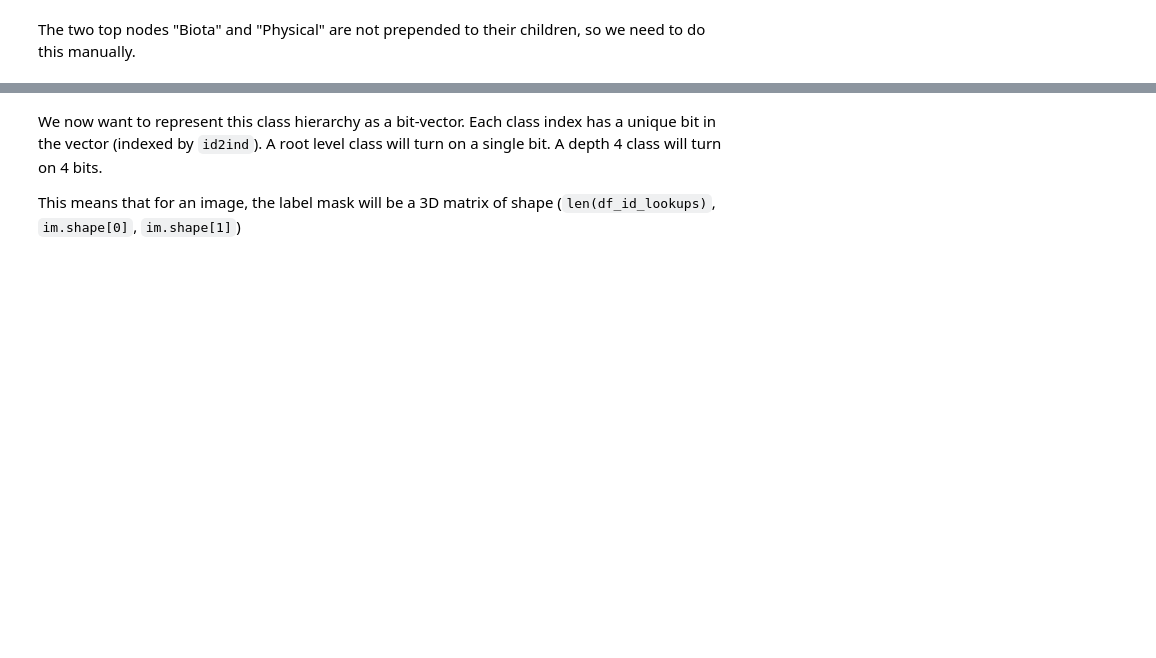
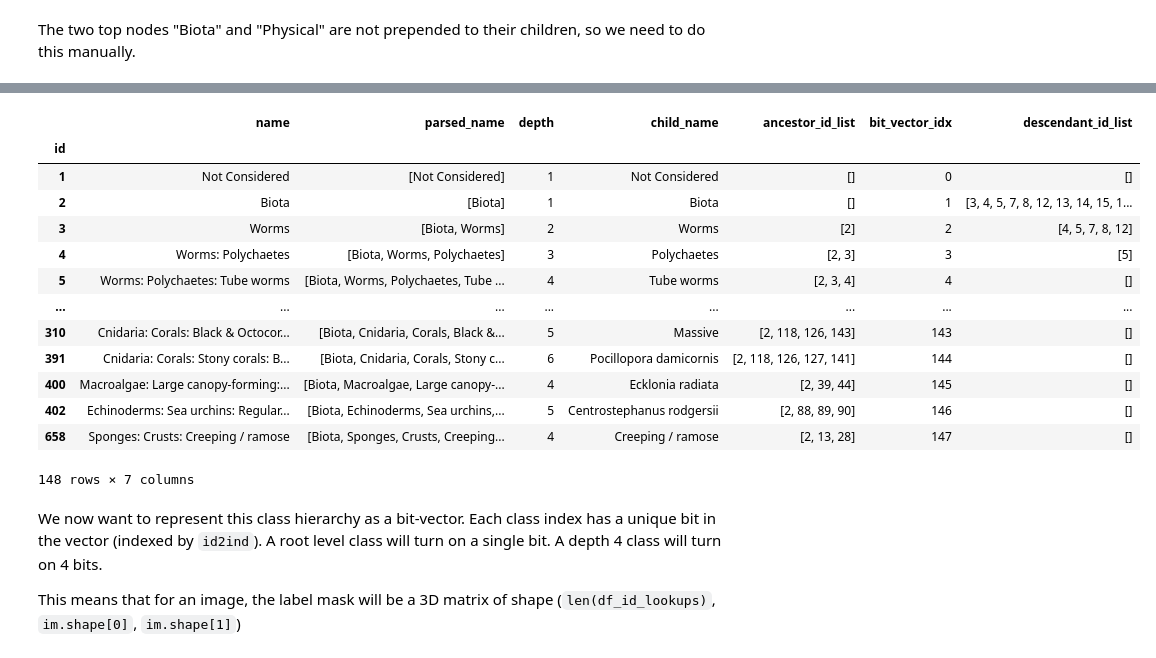
Before and after one commit to mbewley/benthoz, a Jupyter notebook: prepare_dataset.ipynb, the cells around one changed output, grey strips where cells are left out. Saved outputs shown, nothing was run; the diff lists cells and outputs as text; code cells hidden in the pictures; blank space fills up the shorter version.

```diff
--- a/prepare_dataset.ipynb
+++ b/prepare_dataset.ipynb
@@ -114,3 +186,29 @@ df_id_lookups[df_id_lookups.name.str.startswith('Substrate')]
+# %%
+# Add a list of all descendents
+
+def get_descendant_ids(label_id):
+    # Get descendents NOT including this label_id.
+    descendant_idx = df_id_lookups.ancestor_id_list.apply(lambda d: label_id in d)
+    descendant_label_ids = df_id_lookups.loc[descendant_idx].index.values
+    return descendant_label_ids
+
+df_id_lookups['descendant_id_list'] = [get_descendant_ids(d) for d in df_id_lookups.index]
+df_id_lookups
+# %% [output]
+|  | name | parsed_name | depth | child_name | ancestor_id_list | bit_vector_idx | descendant_id_list |
+| id |  |  |  |  |  |  |  |
+| 1 | Not Considered | [Not Considered] | 1 | Not Considered | [] | 0 | [] |
+| 2 | Biota | [Biota] | 1 | Biota | [] | 1 | [3, 4, 5, 7, 8, 12, 13, 14, 15, 1... |
+| 3 | Worms | [Biota, Worms] | 2 | Worms | [2] | 2 | [4, 5, 7, 8, 12] |
+| 4 | Worms: Polychaetes | [Biota, Worms, Polychaetes] | 3 | Polychaetes | [2, 3] | 3 | [5] |
+| 5 | Worms: Polychaetes: Tube worms | [Biota, Worms, Polychaetes, Tube ... | 4 | Tube worms | [2, 3, 4] | 4 | [] |
+| ... | ... | ... | ... | ... | ... | ... | ... |
+| 310 | Cnidaria: Corals: Black & Octocor... | [Biota, Cnidaria, Corals, Black &... | 5 | Massive | [2, 118, 126, 143] | 143 | [] |
+| 391 | Cnidaria: Corals: Stony corals: B... | [Biota, Cnidaria, Corals, Stony c... | 6 | Pocillopora damicornis | [2, 118, 126, 127, 141] | 144 | [] |
+| 400 | Macroalgae: Large canopy-forming:... | [Biota, Macroalgae, Large canopy-... | 4 | Ecklonia radiata | [2, 39, 44] | 145 | [] |
+| 402 | Echinoderms: Sea urchins: Regular... | [Biota, Echinoderms, Sea urchins,... | 5 | Centrostephanus rodgersii | [2, 88, 89, 90] | 146 | [] |
+| 658 | Sponges: Crusts: Creeping / ramose | [Biota, Sponges, Crusts, Creeping... | 4 | Creeping / ramose | [2, 13, 28] | 147 | [] |
+148 rows × 7 columns
 # %% [markdown]
 We now want to represent this class hierarchy as a bit-vector. Each class index has a unique bit in the vector (indexed by `id2ind`). A root level class will turn on a single bit. A depth 4 class will turn on 4 bits.
 
```
Also changed, not shown: parts of 22 cells of this notebook.
